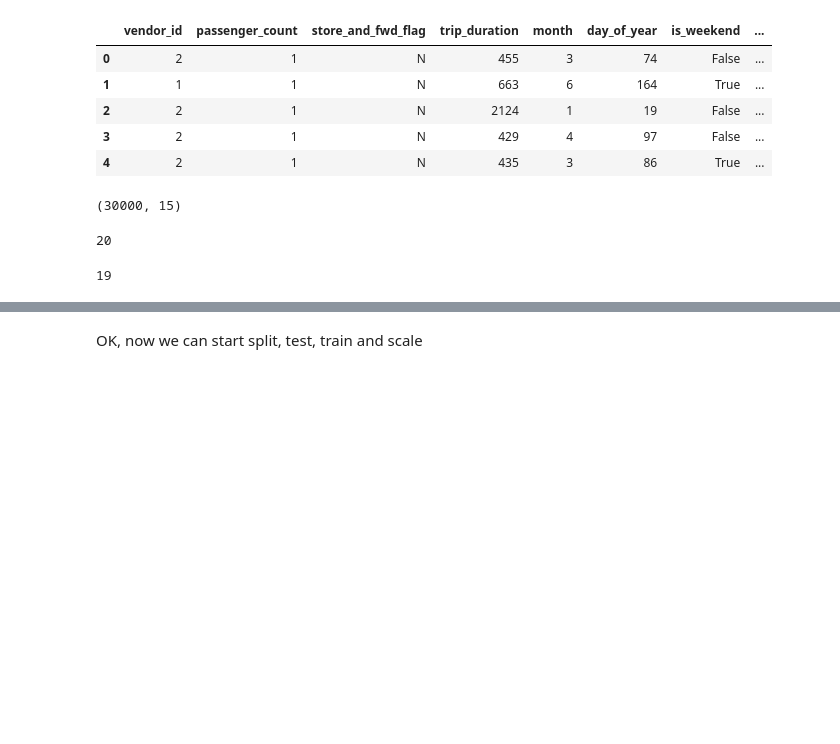
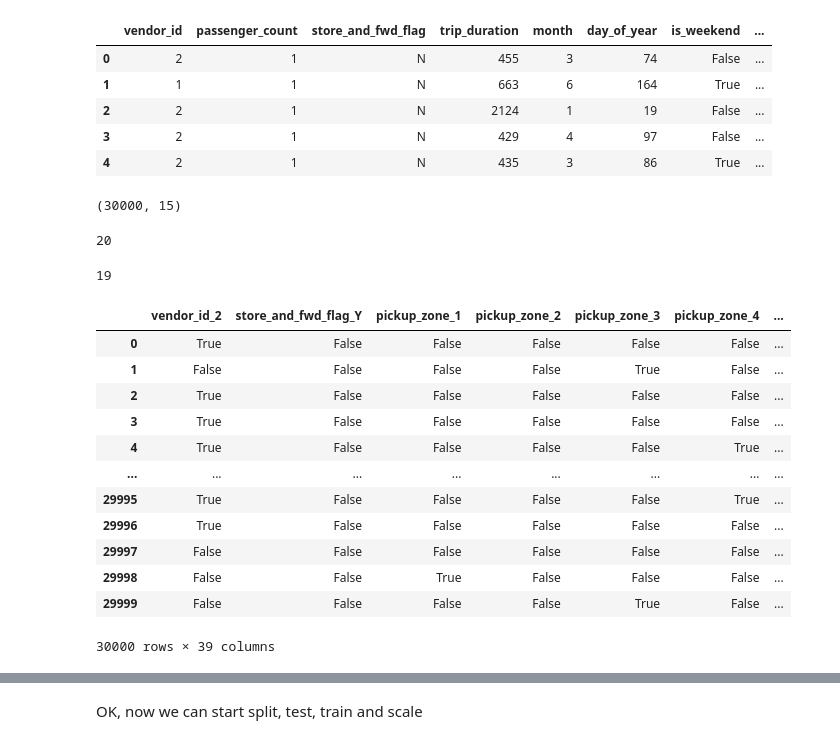
Before and after one commit to FloBeep/Project_4_NYC_TaxiTripData, a Jupyter notebook: nn_model_optimization.ipynb, the cells around one changed output, grey strips where cells are left out. Drawn from its saved outputs; the diff is of its cells as text; code cells hidden in the pictures; blank space fills up the shorter version.

```diff
--- a/nn_model_optimization.ipynb
+++ b/nn_model_optimization.ipynb
@@ -245,3 +255,19 @@ dummies = pd.get_dummies(df, columns=['vendor_id', 'store_and_fwd_flag','pickup_
+# %%
+dummies
+# %% [output]
+|  | vendor_id_2 | store_and_fwd_flag_Y | pickup_zone_1 | pickup_zone_2 | pickup_zone_3 | pickup_zone_4 | ... |
+| 0 | True | False | False | False | False | False | ... |
+| 1 | False | False | False | False | True | False | ... |
+| 2 | True | False | False | False | False | False | ... |
+| 3 | True | False | False | False | False | False | ... |
+| 4 | True | False | False | False | False | True | ... |
+| ... | ... | ... | ... | ... | ... | ... | ... |
+| 29995 | True | False | False | False | False | True | ... |
+| 29996 | True | False | False | False | False | False | ... |
+| 29997 | False | False | False | False | False | False | ... |
+| 29998 | False | False | True | False | False | False | ... |
+| 29999 | False | False | False | False | True | False | ... |
+30000 rows × 39 columns
 # %%
 # Convert boolean columns to binary (0/1)
 dummies = dummies.astype(int)
```
Also changed, not shown: parts of 29 cells of this notebook, 1 other file.
